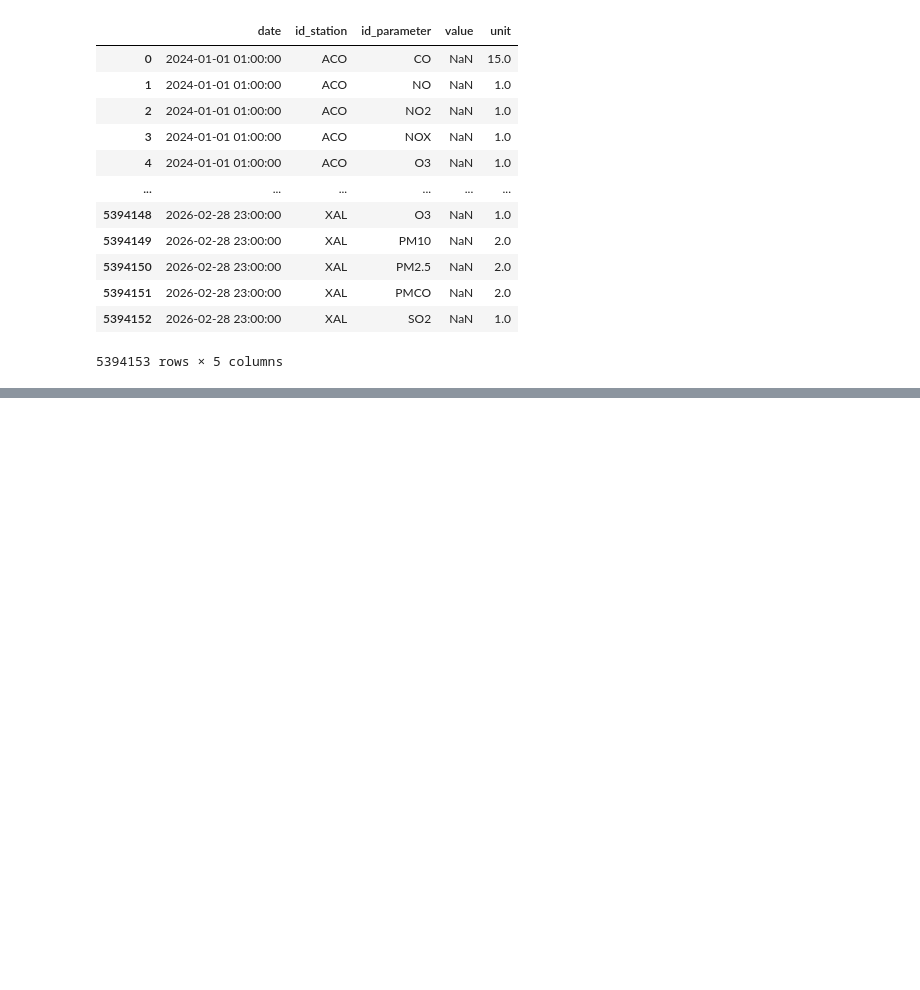
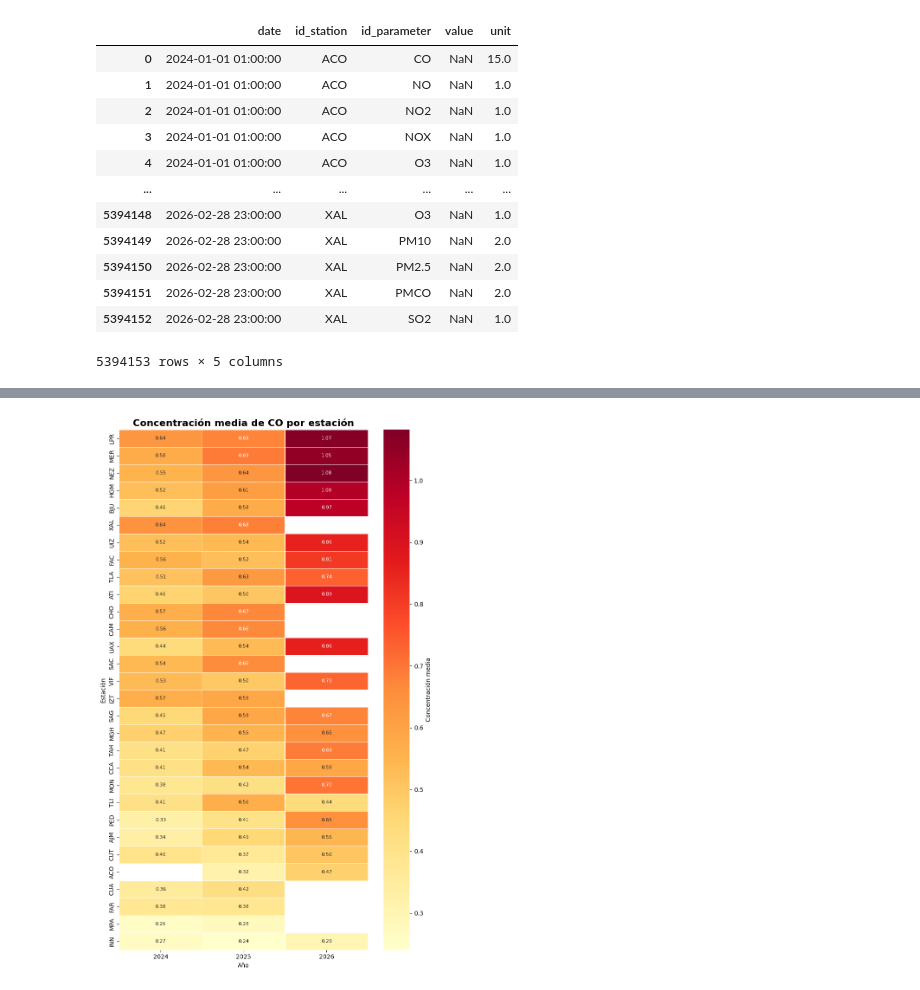
Before and after one commit to DanyRE4020/Concentracion_IA_avanzada, a Jupyter notebook: Notebook5.ipynb, the cells around one changed output, grey strips where cells are left out. Saved outputs shown, nothing was run; the diff lists cells and outputs as text; code cells hidden in the pictures; blank space fills up the shorter version.

```diff
--- a/Notebook5.ipynb
+++ b/Notebook5.ipynb
@@ -91,0 +346,49 @@ plt.show()
+# %%
+contaminante_elegido = "CO"
+
+datos_estacion = data[
+    data["id_parameter"] == contaminante_elegido
+]
+
+media_estacion = (
+    datos_estacion.groupby(
+        ["id_station", "anio"]
+    )["value"]
+    .mean()
+    .unstack()
+)
+
+orden_estaciones = (
+    media_estacion.mean(axis=1)
+    .sort_values(ascending=False)
+    .index
+)
+
+media_estacion = media_estacion.reindex(
+    orden_estaciones
+)
+
+plt.figure(figsize=(8, 13))
+
+sns.heatmap(
+    media_estacion,
+    cmap="YlOrRd",
+    annot=True,
+    fmt=".2f",
+    linewidths=0.5,
+    annot_kws={"size": 8},
+    cbar_kws={"label": "Concentración media"}
+)
+
+plt.title(
+    f"Concentración media de {contaminante_elegido} por estación",
+    fontsize=16,
+    fontweight="bold"
+)
+
+plt.xlabel("Año")
+plt.ylabel("Estación")
+plt.tight_layout()
+plt.show()
+# %% [output]
+[figure, added]
```
Also changed, not shown: parts of 14 cells of this notebook.
